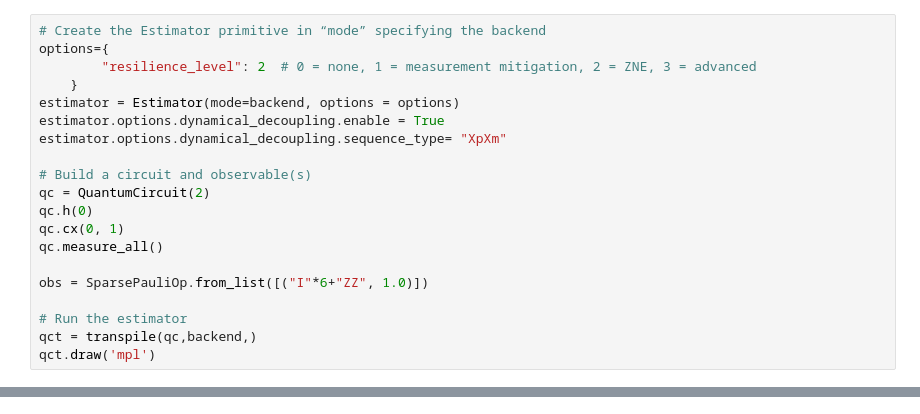
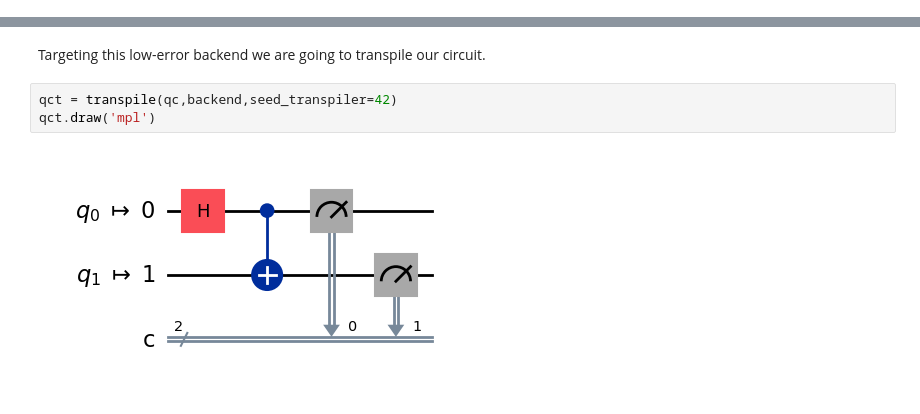
Before and after one commit to gnietof/Quantum, a Jupyter notebook: noisy.ipynb, the cells around one changed output, grey strips where cells are left out. Cells and saved outputs as stored; diff of their text form.

```diff
--- a/noisy.ipynb
+++ b/noisy.ipynb
@@ -51,20 +72,0 @@ Basis: ['x', 'h', 's', 'z', 'rx', 'cx', 'reset', 'delay', 'measure']
-# %%
-# Create the Estimator primitive in “mode” specifying the backend
-options={
-        "resilience_level": 2  # 0 = none, 1 = measurement mitigation, 2 = ZNE, 3 = advanced
-    }
-estimator = Estimator(mode=backend, options = options)
-estimator.options.dynamical_decoupling.enable = True
-estimator.options.dynamical_decoupling.sequence_type= "XpXm"
-
-# Build a circuit and observable(s)
-qc = QuantumCircuit(2)
-qc.h(0)
-qc.cx(0, 1)
-qc.measure_all()
-
-obs = SparsePauliOp.from_list([("I"*6+"ZZ", 1.0)])
-
-# Run the estimator
-qct = transpile(qc,backend,)
-qct.draw('mpl')
@@ -91,0 +86,7 @@ array(0.003778)
+# %% [markdown]
+Targeting this low-error backend we are going to transpile our circuit.
+# %%
+qct = transpile(qc,backend,seed_transpiler=42)
+qct.draw('mpl')
+# %% [output]
+[figure, added]
```
Also changed, not shown: parts of 23 cells of this notebook.
